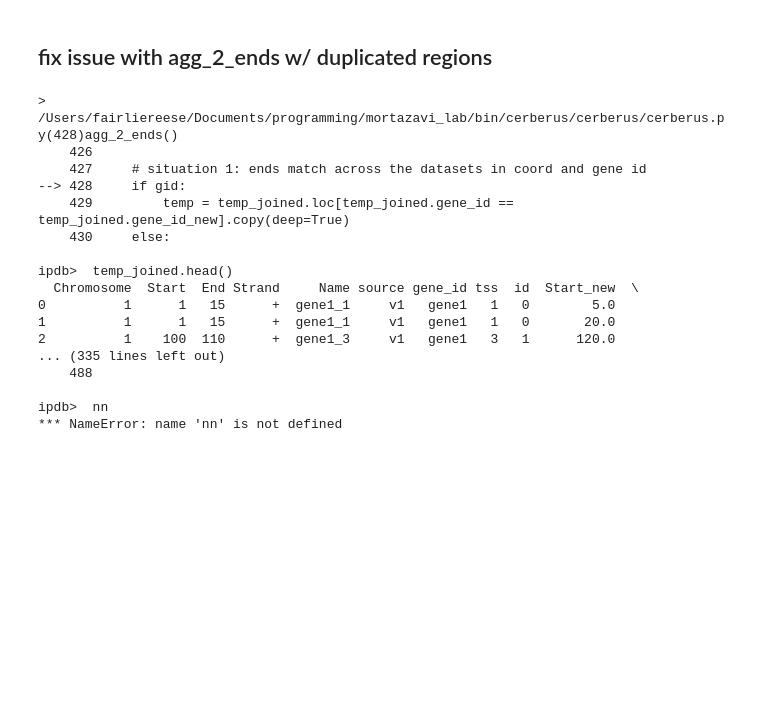
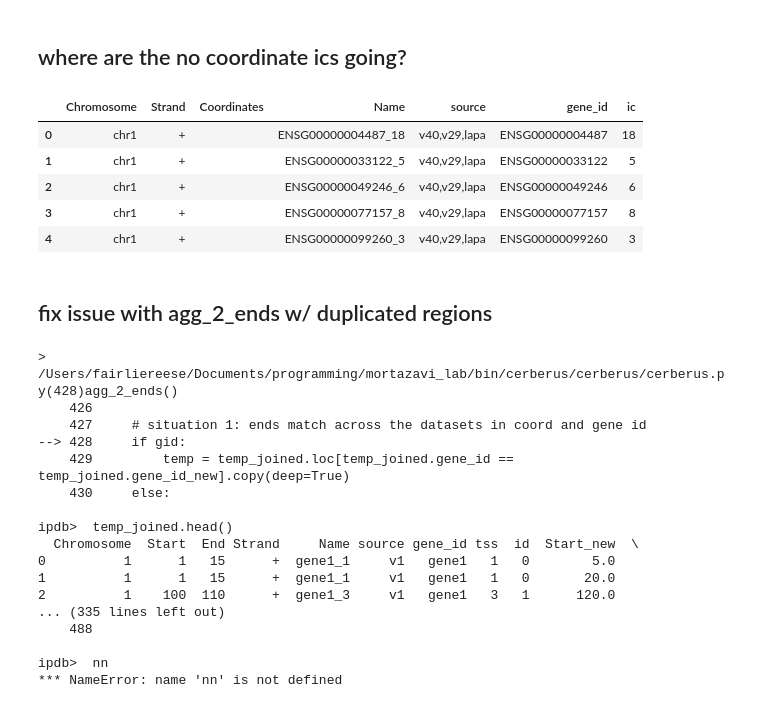
Before and after one commit to mortazavilab/cerberus, a Jupyter notebook: 220412_dev.ipynb, the cells around one changed output. Cells and saved outputs as stored; diff of their text form; code cells hidden in the pictures; blank space fills up the shorter version.

```diff
--- a/220412_dev.ipynb
+++ b/220412_dev.ipynb
@@ -7,6 +7,23 @@ import os
 
 from cerberus.cerberus import *
 from cerberus.main import *
+# %% [markdown]
+## where are the no coordinate ics going?
+# %%
+h5 = '~/mortazavi_lab/data/rnawg/lr_bulk/cerberus/cerberus_ref.h5'
+ic_ref = '~/mortazavi_lab/data/rnawg/lr_bulk/cerberus/agg_ics.tsv'
+# %%
+# df = read_ic_ref(ic_ref, add_gid=True, add_num=True) # pass
+ic, tss, tes, tss_map, tes_map, m = read_h5(h5) # pass
+# %%
+ic.head()
+# %% [output]
+|  | Chromosome | Strand | Coordinates | Name | source | gene_id | ic |
+| 0 | chr1 | + |  | ENSG00000004487_18 | v40,v29,lapa | ENSG00000004487 | 18 |
+| 1 | chr1 | + |  | ENSG00000033122_5 | v40,v29,lapa | ENSG00000033122 | 5 |
+| 2 | chr1 | + |  | ENSG00000049246_6 | v40,v29,lapa | ENSG00000049246 | 6 |
+| 3 | chr1 | + |  | ENSG00000077157_8 | v40,v29,lapa | ENSG00000077157 | 8 |
+| 4 | chr1 | + |  | ENSG00000099260_3 | v40,v29,lapa | ENSG00000099260 | 3 |
 # %% [markdown]
 ## fix issue with agg_2_ends w/ duplicated regions
 # %%
```
Also changed, not shown: 2 other files.
